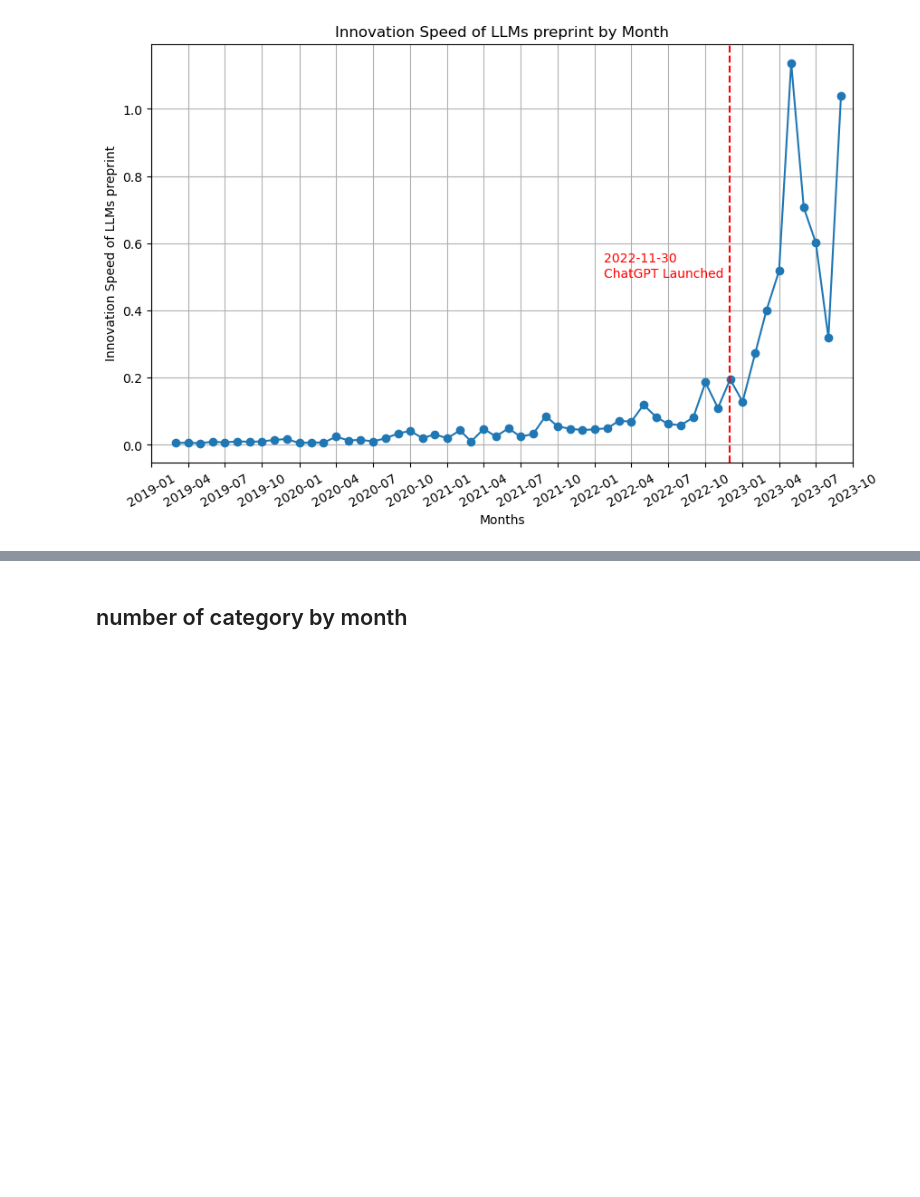
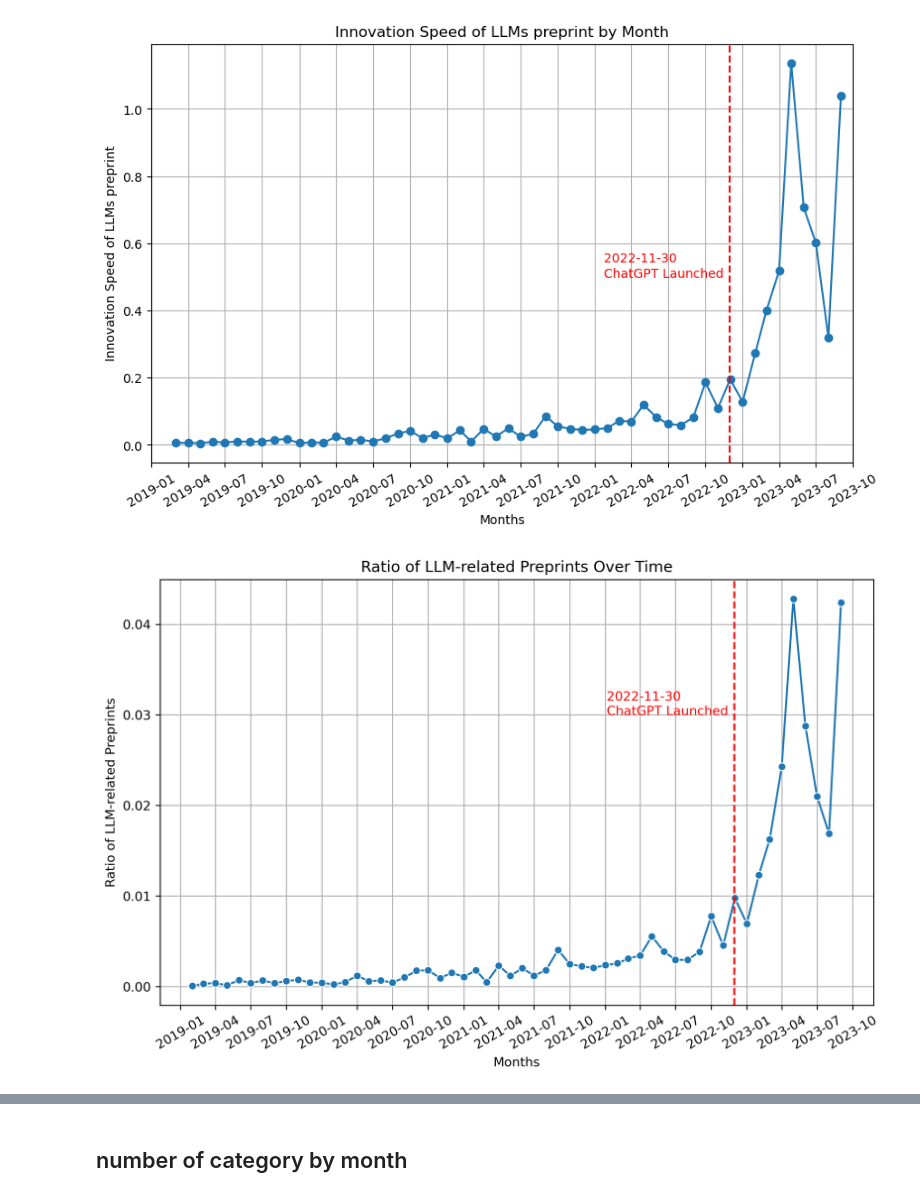
Before and after one commit to jiaweixu98/ChatGPTinnovationWaves, a Jupyter notebook: llm_final_paper.ipynb, the cells around one changed output, grey strips where cells are left out. Drawn from its saved outputs; the diff is of its cells as text; code cells hidden in the pictures; blank space fills up the shorter version.

```diff
--- a/llm_final_paper.ipynb
+++ b/llm_final_paper.ipynb
@@ -43,0 +8,2 @@ df
+# %%
+df_all_arxiv = pd.read_csv('df_all_arXiv.csv')
@@ -174,3 +160,44 @@ ax.annotate('2022-11-30\nChatGPT Launched', xy=(pd.Timestamp('2022-11-30'), 0.5)
 plt.show()
 # %% [output]
 [figure]
+# %%
+import matplotlib.dates as mdates
+import matplotlib.pyplot as plt
+import seaborn as sns
+
+# Count the number of LLM-related papers per month
+df_llm = df['Month'].groupby(df['Month']).size().reset_index(name='count_llm')
+
+# Convert 'month' in df_all_arxiv to period
+df_all_arxiv['month'] = pd.to_datetime(df_all_arxiv['month']).dt.to_period('M')
+
+# Merge the two dataframes on the 'month' column
+df_merged = pd.merge(df_all_arxiv, df_llm, left_on='month', right_on='Month', how='left')
+
+# Calculate the ratio of LLM-related papers to all arXiv papers for each month
+df_merged['ratio'] = df_merged['count_llm'] / df_merged['count']
+
+# Convert 'month' back to datetime
+df_merged['month'] = df_merged['month'].dt.to_timestamp()
+
+# Plot the ratio over time
+plt.figure(figsize=(10, 6), dpi=300)
+sns.lineplot(x='month', y='ratio', data=df_merged, marker='o')
+# Set x-axis ticks and labels
+ax = plt.gca()
+ax.xaxis.set_major_locator(mdates.MonthLocator(interval=3))  # set x-ticks every 3 months
+ax.xaxis.set_major_formatter(mdates.DateFormatter('%Y-%m'))  # format x-ticks as 'YYYY-MM'
+plt.xticks(rotation=30)  # rotate x-axis ticks
+
+
+ax.axvline(pd.Timestamp('2022-11-30'), color='r', linestyle='--')  # add vertical line
+ax.annotate('2022-11-30\nChatGPT Launched', xy=(pd.Timestamp('2022-11-30'), 0.03), xycoords='data', xytext=(-100,0), textcoords='offset points', color='r')  # add annotation
+
+
+plt.xlabel('Months')
+plt.ylabel('Ratio of LLM-related Preprints')
+plt.title('Ratio of LLM-related Preprints Over Time')
+plt.grid(True)
+plt.show()
+# %% [output]
+[figure, added]
```
Also changed, not shown: parts of 33 cells of this notebook, 7 other files.
